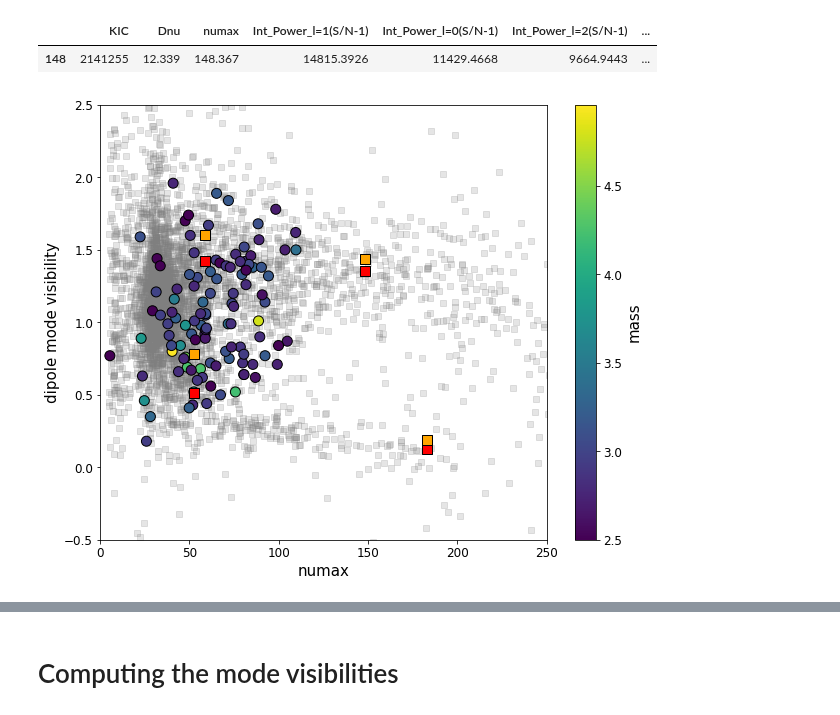
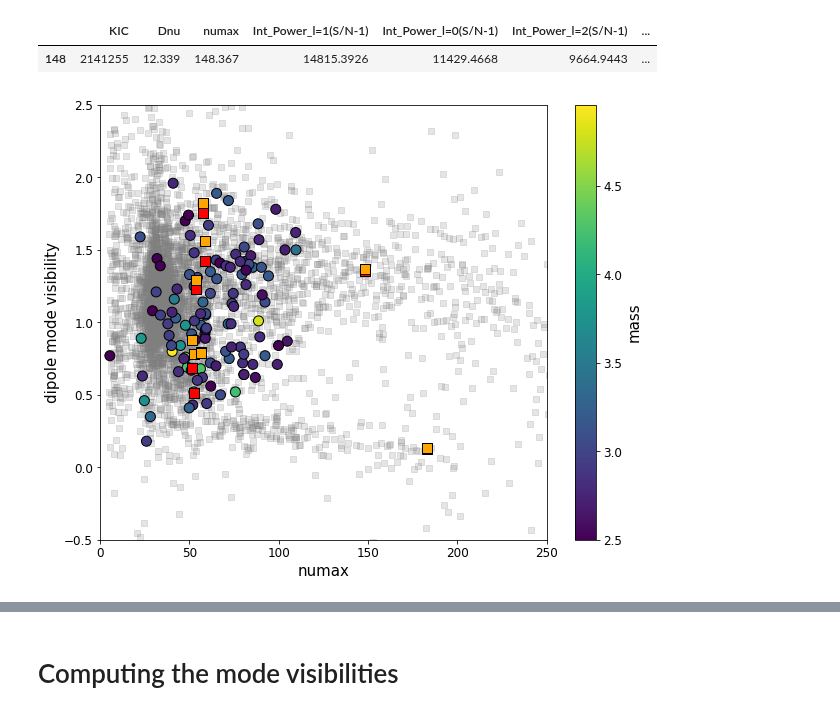
Before and after one commit to courtcraw/Notebooks, a Jupyter notebook: mode_visibilities.ipynb, the cells around one changed output, grey strips where cells are left out. Saved outputs shown, nothing was run; the diff lists cells and outputs as text; code cells hidden in the pictures.

```diff
--- a/mode_visibilities.ipynb
+++ b/mode_visibilities.ipynb
@@ -152,8 +157,18 @@ dennis_vis[(dennis_vis['Numax/muHz']<60) & (dennis_vis['V^2(l=1)']>1.4)]
 # 4348666   182.87   13.927
 # 2305987   52.571   5.489
 # 1296068   58.740   6.127
+
+# 12453551  51.368   5.001
+# 1164301   57.333   5.966
+# 12645606  53.796   5.830
+# 2837276   56.419   5.740
+
+dennis_dipole = [1.352,0.124,0.512,1.420,0.688,1.751,1.228,0.797]
+dennis_quadru = [0.882,0.441,0.587,0.596,0.374,0.757,0.815,0.879]
+dennis_octupo = [0.050,0.068,0.110,0.019,0.058,0.144,0.084,0.136]
+
 for i in range(0,len(dennis_vis)):
-    if dennis_vis['KIC'][i] in [2141255,4348666,2305987,1296068]:
+    if dennis_vis['KIC'][i] in [2141255,4348666,2305987,1296068,12453551,1164301,12645606,2837276]:
         print(dennis_vis.iloc[i])
         print('-------------------')
 # %% [output]
@@ -220,12 +235,16 @@ dennis_data[dennis_data['KIC']==2141255]
 |  | KIC | Dnu | numax | Int_Power_l=1(S/N-1) | Int_Power_l=0(S/N-1) | Int_Power_l=2(S/N-1) | ... |
 | 148 | 2141255 | 12.339 | 148.367 | 14815.3926 | 11429.4668 | 9664.9443 | ... |
 # %%
-vistest_list = [2141255,4348666,2305987,1296068]
-vistest_numax = [148.367,183.235,52.571,58.740]
+# vistest_list = [2141255,4348666,2305987,1296068]
+vistest_list = [2141255,4348666,2305987,1296068,12453551,1164301,12645606,2837276]
+vistest_numax = [148.367,183.235,52.571,58.740,51.368,57.333,53.796,56.419]
 # vistest_dipole = [1.64,0.25,0.83,1.71]
-vistest_dipole = [1.44,0.19,0.78,1.6]
+# vistest_dipole = [1.44,0.19,0.78,1.6]
+vistest_dipole = [1.37,0.13,0.78,1.56,0.88,1.82,1.29,0.79]
 # vistest_quadru = [0.87,0.45,0.73,0.68]
+vistest_quadru = [0.88,0.44,0.73,0.67,0.46,0.84,0.82,0.82]
 # vistest_octupo = [0.18,0.09,0.15,0.07]
+vistest_octupo = [0.14,0.07,0.14,0.06,0.13,0.16,0.11,0.15]
 # %%
 # plt.scatter(dennis_vis['Numax/muHz'],#[dennis_vis['Mass/Msun']>1.5],
 #             dennis_vis['V^2(l=1)'],#[dennis_vis['Mass/Msun']>1.5],
@@ -240,33 +259,34 @@ plt.scatter(highmass_rc_newvals['pysyd_numax'],highmass_rc_newvals['l1_vis'],
 plt.colorbar(label='mass')
 plt.clim(vmin=2.5)
 
 for i in range(0,len(dennis_vis)):
-    if dennis_vis['KIC'][i] in [2141255,4348666,2305987,1296068]:
+    if dennis_vis['KIC'][i] in vistest_list:
         plt.scatter(dennis_vis['Numax/muHz'][i],dennis_vis['V^2(l=1)'][i],
                     color='red',s=100,edgecolor='k',marker='s')
 plt.scatter(vistest_numax,vistest_dipole,
             color='orange',s=100,edgecolor='k',marker='s')
 
 # plt.plot(dennis_vis_models['numax/microHz'][dennis_vis_models['Mass/Msun']==1.9],
 #          dennis_vis_models['V^2(l=1,tau=10d)'][dennis_vis_models['Mass/Msun']==1.9],linewidth=2)
 
 # plt.scatter(highmass_rc_newvals['pysyd_numax'],highmass_rc_newvals['l1_vis'],
 #             c=np.log10(highmass_rc_newvals['l0_mean_amp']*highmass_rc_newvals['l1_vis']),
 #             cmap='viridis',s=100,edgecolor='k')
 # plt.colorbar(label='l1_mean_amp')
 # plt.clim(vmax=3.8)
 
 # plt.scatter(highmass_rc_newvals['pysyd_numax'],highmass_rc_newvals['l1_vis'],
 #             c=np.log10(highmass_rc_newvals['l0_mean_amp']),cmap='viridis',s=100,edgecolor='k')
 # plt.colorbar(label='l0_mean_amp')
 # plt.clim(vmax=3.8)
 
 plt.xlim(0,250)
+# plt.xlim(40,70)
 plt.ylim(-0.5,2.5)
 plt.xlabel('numax')
 plt.ylabel('dipole mode visibility')
 # plt.savefig('/Users/ccra8514/Desktop/dipole_vis',dpi=300,bbox_inches='tight')
 plt.show()
 # %% [output]
-[figure, old version]
+[figure, new version]
 # %%
```
Also changed, not shown: parts of 7 cells of this notebook, 2 other files.
